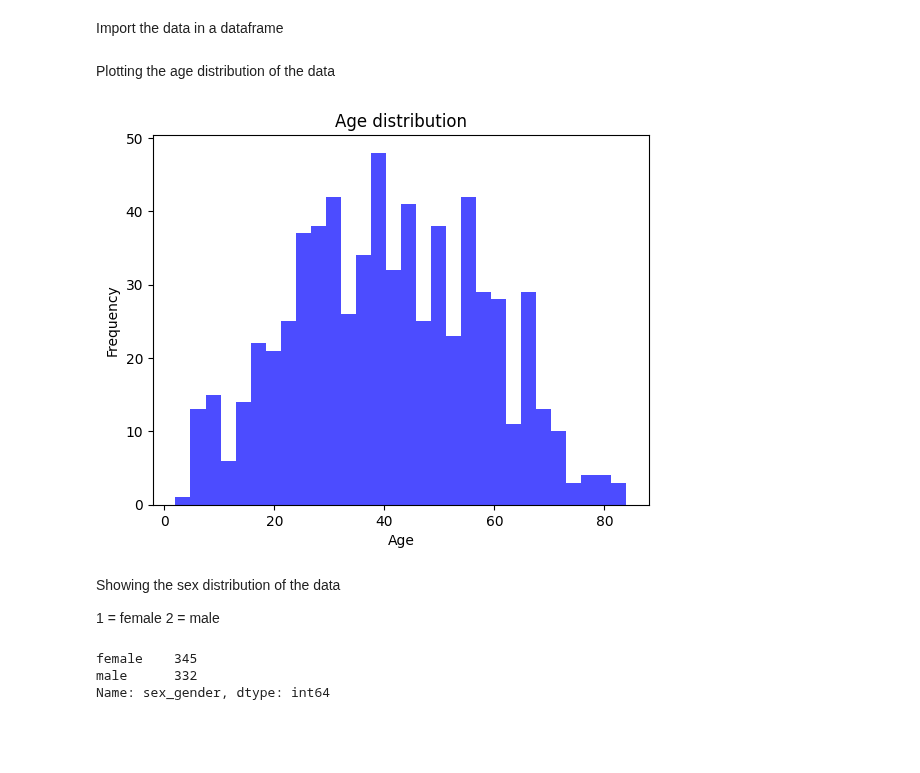
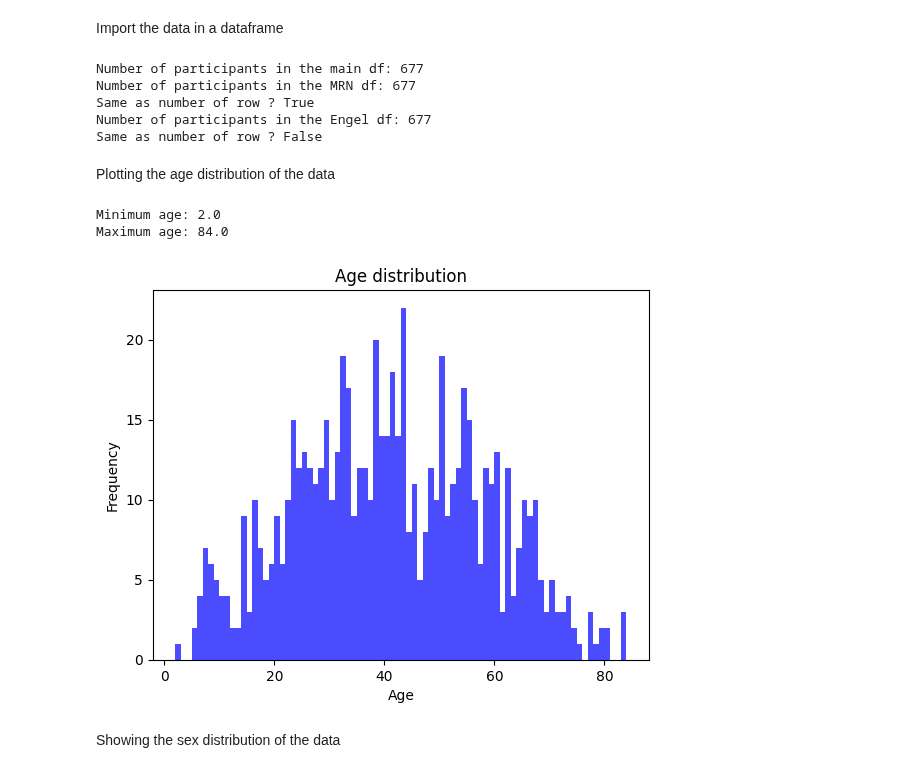
Before and after one commit to AmauryPelzer/Engel-outcome-prediction, a Jupyter notebook: notebooks/1. preprocessing/preprocessing.ipynb, the cells around one changed output. Saved outputs shown, nothing was run; the diff lists cells and outputs as text; code cells hidden in the pictures; blank space fills up the shorter version.

```diff
--- a/notebooks/1. preprocessing/preprocessing.ipynb
+++ b/notebooks/1. preprocessing/preprocessing.ipynb
@@ -9,29 +12,35 @@ df_mrn = df[df["mrn"].notna()]
+# %%
+# Print the number of participants
+print("Number of participants in the main df:", df["record_id"].nunique())
+print("Number of participants in the MRN df:", df_mrn["record_id"].nunique())
+print("Same as number of row ?", df_mrn["record_id"].nunique()==len(df_mrn))
+print("Number of participants in the Engel df:", df_engel["record_id"].nunique())
+print("Same as number of row ?", df_engel["record_id"].nunique()==len(df_engel))
+# %% [output]
+Number of participants in the main df: 677
+Number of participants in the MRN df: 677
+Same as number of row ? True
+Number of participants in the Engel df: 677
+Same as number of row ? False
 # %% [markdown]
 Plotting the age distribution of the data
+# %%
+print("Minimum age:", df_mrn["age"].min(), "\nMaximum age:", df_mrn["age"].max())
+# %% [output]
+Minimum age: 2.0
+Maximum age: 84.0
 # %%
 # Create a histogram
-plt.hist(df_mrn["age"], bins=30, color='blue', alpha=0.7)
+plt.hist(df_mrn["age"], bins=82, color='blue', alpha=0.7)
 
 # Add labels and title
 plt.xlabel('Age')
 plt.ylabel('Frequency')
 plt.title('Age distribution')
 
 # Show the plot
 plt.show()
 # %% [output]
-[figure, old version]
+[figure, new version]
 # %% [markdown]
 Showing the sex distribution of the data
-
-1 = female
-2 = male
-# %%
-# Define a mapping dictionary
-gender_mapping = {1: 'female', 2: 'male'}
-
-df_mrn["sex_gender"].replace(gender_mapping).value_counts()
-# %% [output]
-female    345
-male      332
-Name: sex_gender, dtype: int64
```
Also changed, not shown: parts of 6 cells of this notebook.
